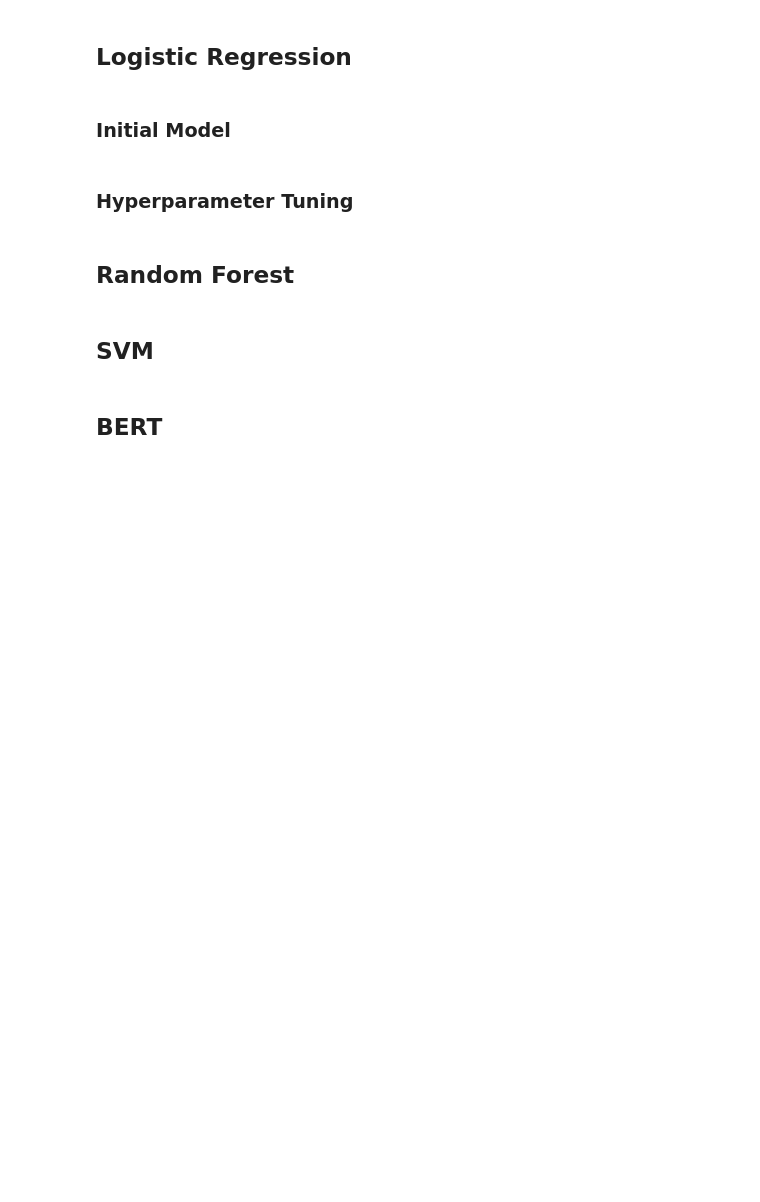
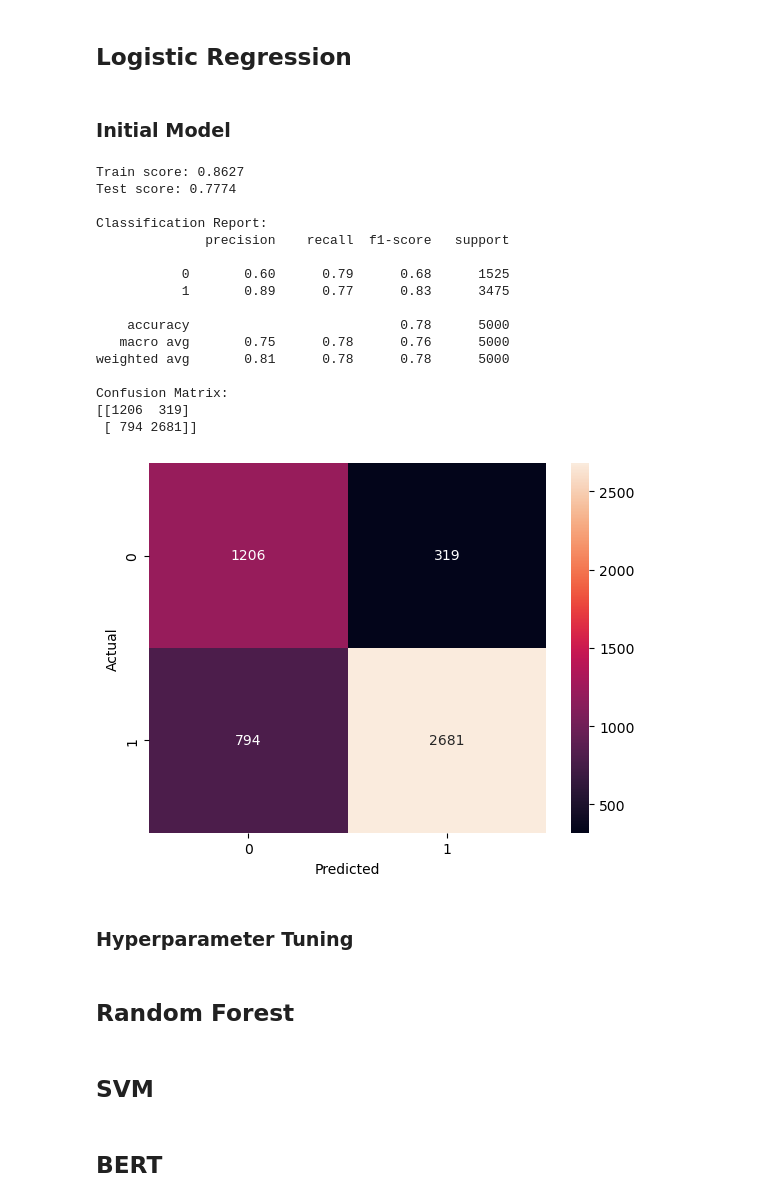
Before and after one commit to helenaglaring/AIML, a Jupyter notebook: AIML_drug_review.ipynb, the cells around one changed output. Drawn from its saved outputs; the diff is of its cells as text; code cells hidden in the pictures; blank space fills up the shorter version.

```diff
--- a/AIML_drug_review.ipynb
+++ b/AIML_drug_review.ipynb
@@ -1495,5 +1518,35 @@ test_score_nb, train_score_nb, y_pred_nb = tune_model(model_nb, metric, params_n
 ## Logistic Regression
 # %% [markdown]
 ### Initial Model
+# %%
+## Initial model
+
+# Defining model
+model_lr= LogisticRegression(max_iter=1000)
+
+# Processing
+text_proc_lr = TfidfVectorizer()
+num_proc_lr = StandardScaler()
+
+# Using model_pipeline function to fit model to train set
+test_score_lr, train_score_lr, y_pred_lr = model_pipeline(model_lr, text_proc_lr, num_proc_lr,_X_train=X_train_balanced, _X_test=X_test, _y_train=y_train_balanced, _y_test=y_test)
+# %% [output]
+Train score: 0.8627
+Test score: 0.7774
+
+Classification Report:
+              precision    recall  f1-score   support
+
+           0       0.60      0.79      0.68      1525
+           1       0.89      0.77      0.83      3475
+
+    accuracy                           0.78      5000
+   macro avg       0.75      0.78      0.76      5000
+weighted avg       0.81      0.78      0.78      5000
+
+Confusion Matrix:
+[[1206  319]
+ [ 794 2681]]
+[figure, added]
 # %% [markdown]
 ### Hyperparameter Tuning
```
Also changed, not shown: parts of 3 cells of this notebook.
